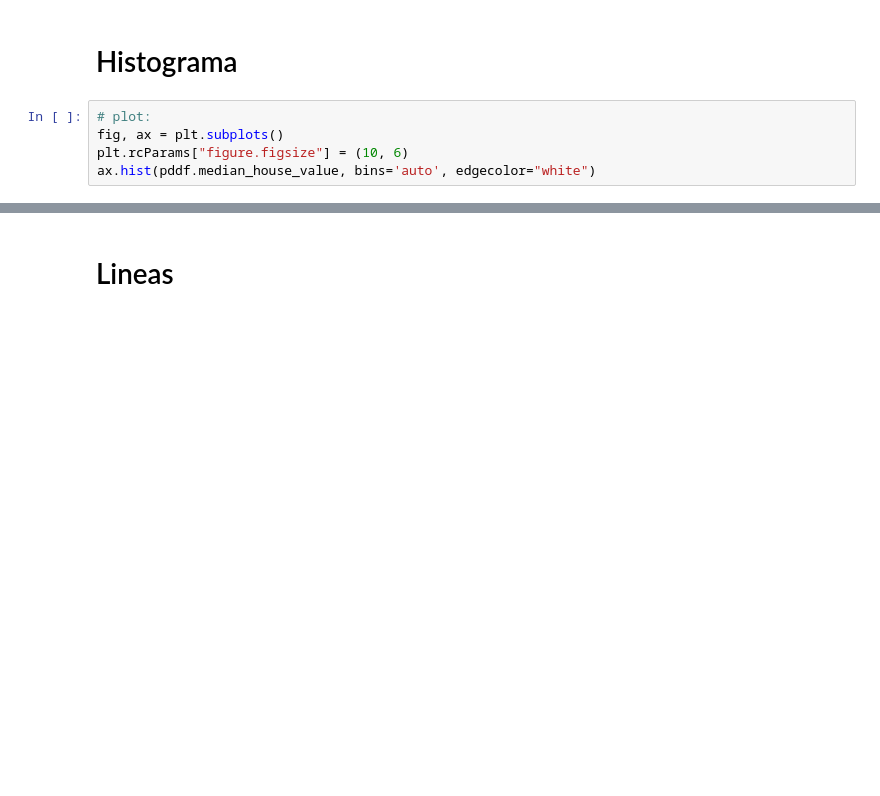
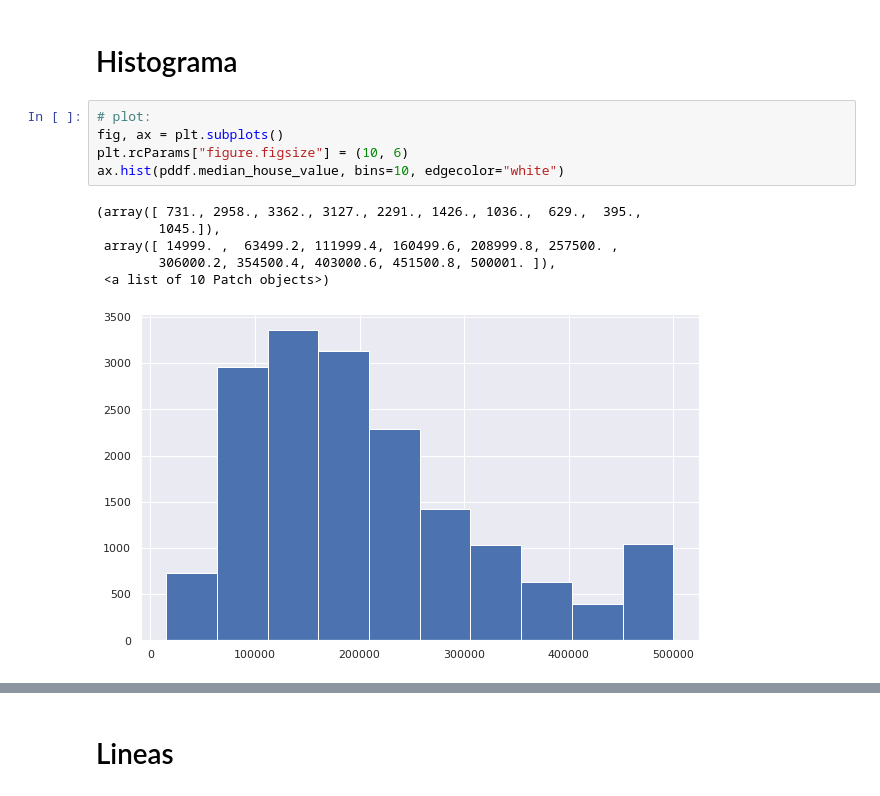
Before and after one commit to erick1819/PYTHON-INTERMEDIO-, a Jupyter notebook: modulo6/Graficos_en_python.ipynb, the cells around one changed output, grey strips where cells are left out. Drawn from its saved outputs; the diff is of its cells as text; blank space fills up the shorter version.

```diff
--- a/modulo6/Graficos_en_python.ipynb
+++ b/modulo6/Graficos_en_python.ipynb
@@ -98,8 +143,15 @@ g = sns.jointplot(x="households", y="median_house_value", data=pddf,
 # %%
 # plot:
 fig, ax = plt.subplots()
 plt.rcParams["figure.figsize"] = (10, 6)
-ax.hist(pddf.median_house_value, bins='auto', edgecolor="white")
+ax.hist(pddf.median_house_value, bins=10, edgecolor="white")
+# %% [output]
+(array([ 731., 2958., 3362., 3127., 2291., 1426., 1036.,  629.,  395.,
+        1045.]),
+ array([ 14999. ,  63499.2, 111999.4, 160499.6, 208999.8, 257500. ,
+        306000.2, 354500.4, 403000.6, 451500.8, 500001. ]),
+ <a list of 10 Patch objects>)
+[figure, added]
 # %%
 # plot:
 fig, ax = plt.subplots()
```
Also changed, not shown: parts of 15 cells of this notebook.
